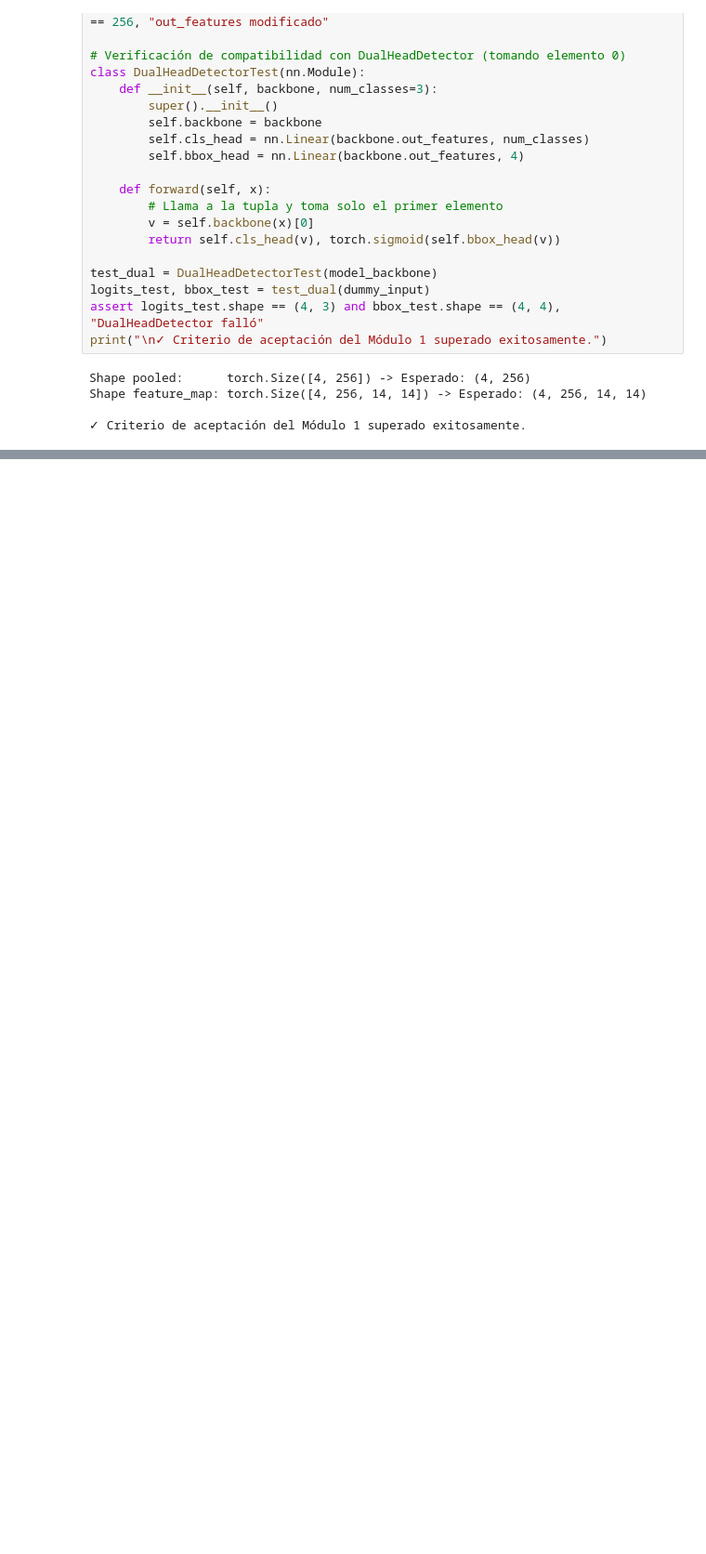
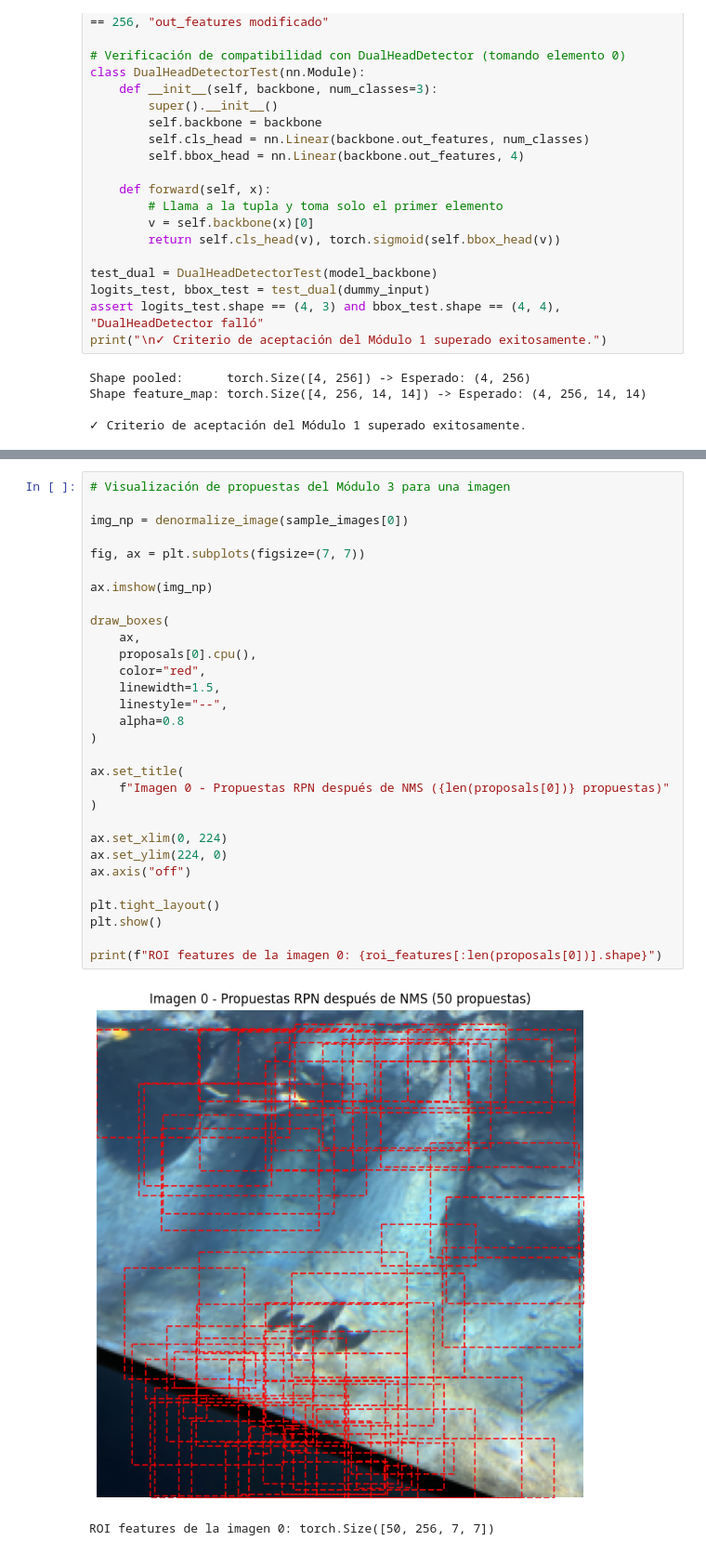
Before and after one commit to fabiaangzc/Taller_3_RPN_H-brido_Multi_Objeto, a Jupyter notebook: solucion.ipynb, the cells around one changed output, grey strips where cells are left out. Shown at 93% size. Cells and saved outputs as stored; diff of their text form; blank space fills up the shorter version.

Commit message:
avance checkpoint Módulo 2

```diff
--- a/solucion.ipynb
+++ b/solucion.ipynb
@@ -358,0 +1029,33 @@ Número de targets en batch: 4
+# %%
+# Visualización de propuestas del Módulo 3 para una imagen
+
+img_np = denormalize_image(sample_images[0])
+
+fig, ax = plt.subplots(figsize=(7, 7))
+
+ax.imshow(img_np)
+
+draw_boxes(
+    ax,
+    proposals[0].cpu(),
+    color="red",
+    linewidth=1.5,
+    linestyle="--",
+    alpha=0.8
+)
+
+ax.set_title(
+    f"Imagen 0 - Propuestas RPN después de NMS ({len(proposals[0])} propuestas)"
+)
+
+ax.set_xlim(0, 224)
+ax.set_ylim(224, 0)
+ax.axis("off")
+
+plt.tight_layout()
+plt.show()
+
+print(f"ROI features de la imagen 0: {roi_features[:len(proposals[0])].shape}")
+# %% [output]
+[figure, added]
+ROI features de la imagen 0: torch.Size([50, 256, 7, 7])
```
Also changed, not shown: parts of 29 cells of this notebook.
